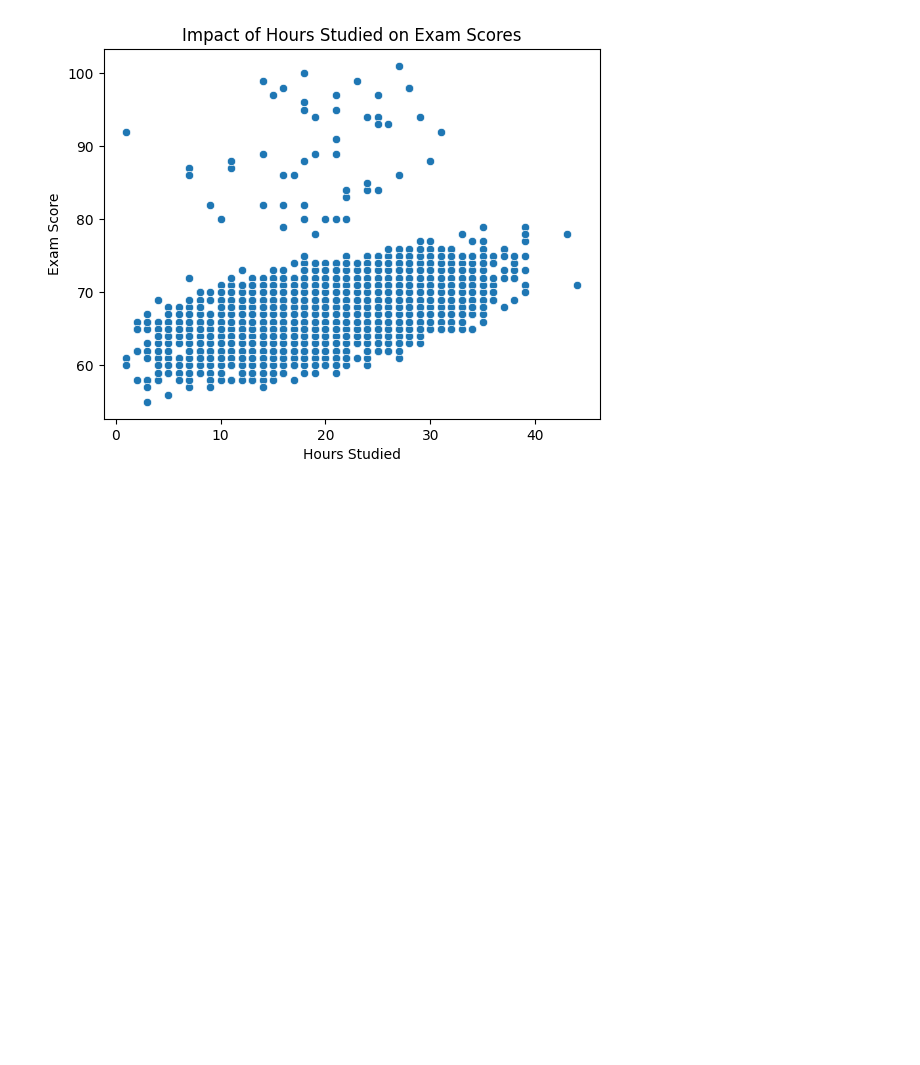
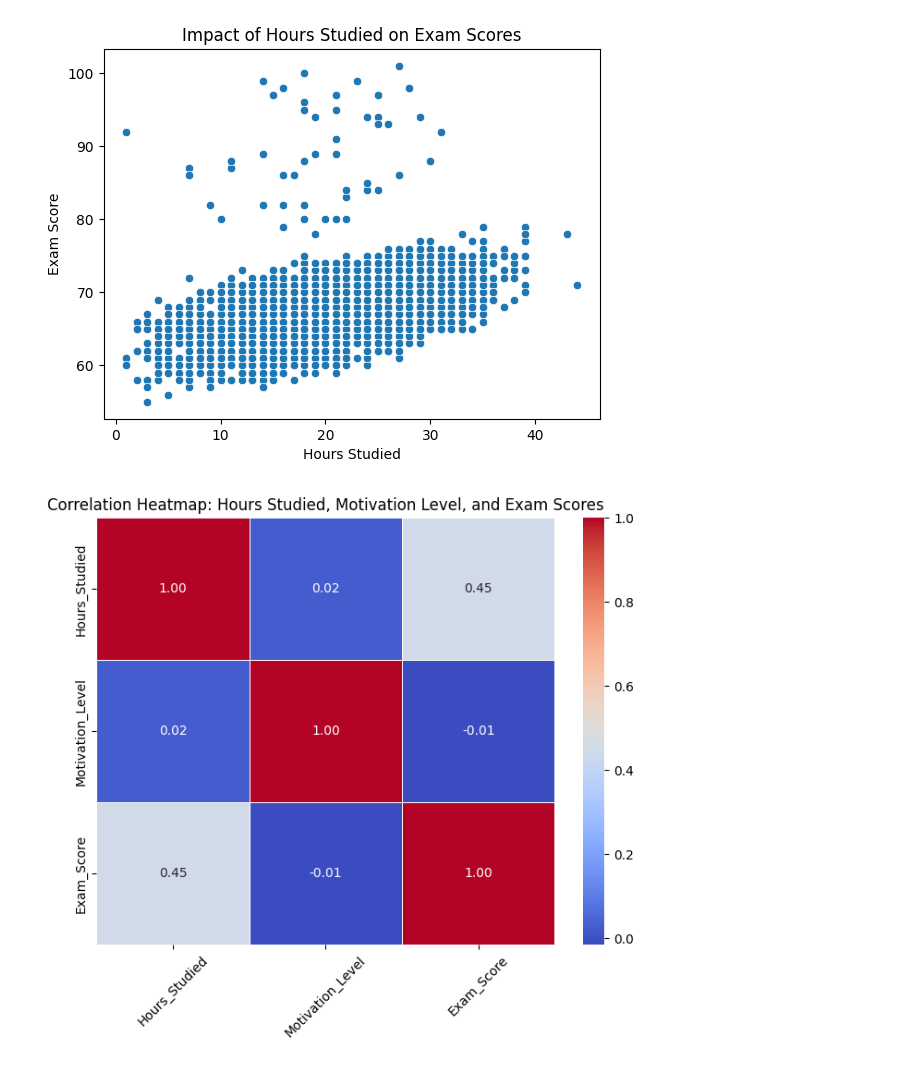
Before and after one commit to Sam-Little/ML_assessment_3_v2, a Jupyter notebook: notebooks/EDA.ipynb, the cells around one changed output. Drawn from its saved outputs; the diff is of its cells as text; code cells hidden in the pictures; blank space fills up the shorter version.

Commit message:
Updated EDA file with heat map to show the corralation between hours studied, motivation level and exam scores

```diff
--- a/notebooks/EDA.ipynb
+++ b/notebooks/EDA.ipynb
@@ -42,3 +42,28 @@ plt.ylabel('Exam Score')
 plt.show()
 # %% [output]
 [figure]
+# %%
+import seaborn as sns
+import matplotlib.pyplot as plt
+import pandas as pd
+
+# Load the processed dataset
+dataset_cleaned = pd.read_csv(r'C:\Users\Admin\ML_assessment_3_v2\data\processed\processed_data.csv')
+
+# Calculate the correlation matrix
+corr_matrix = dataset_cleaned[['Hours_Studied', 'Motivation_Level', 'Exam_Score']].corr()
+
+# Create a heatmap to show correlations
+plt.figure(figsize=(8, 6))  # Adjust the figure size for better visualization
+sns.heatmap(
+    corr_matrix,
+    annot=True,        # Display the correlation values
+    cmap='coolwarm',   # Choose a visually appealing color map
+    fmt='.2f',         # Format the numbers to two decimal places
+    linewidths=0.5     # Add grid lines between cells
+)
+plt.title('Correlation Heatmap: Hours Studied, Motivation Level, and Exam Scores')
+plt.xticks(rotation=45)  # Rotate x-axis labels for better readability
+plt.show()
+# %% [output]
+[figure, added]
```
